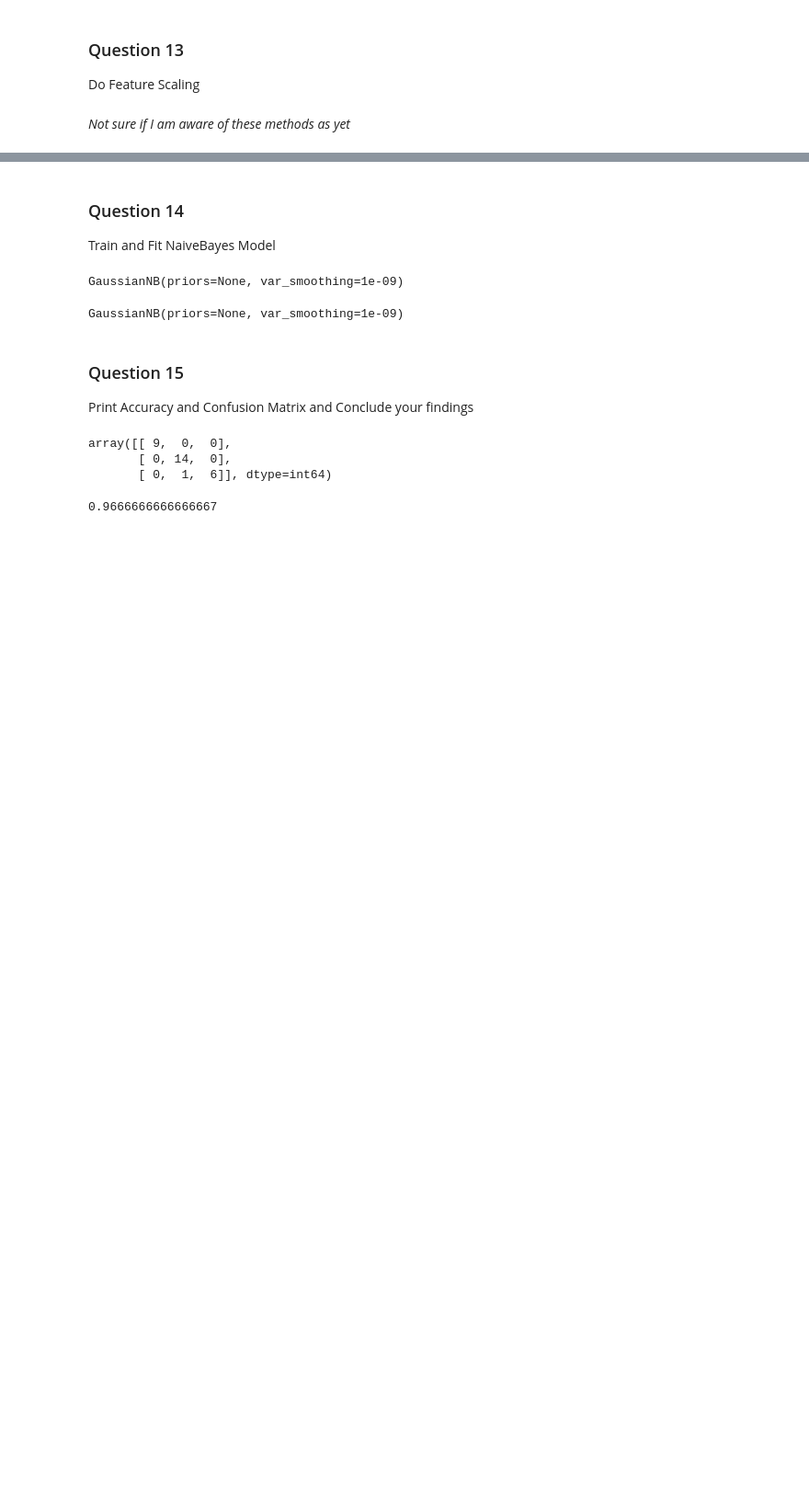
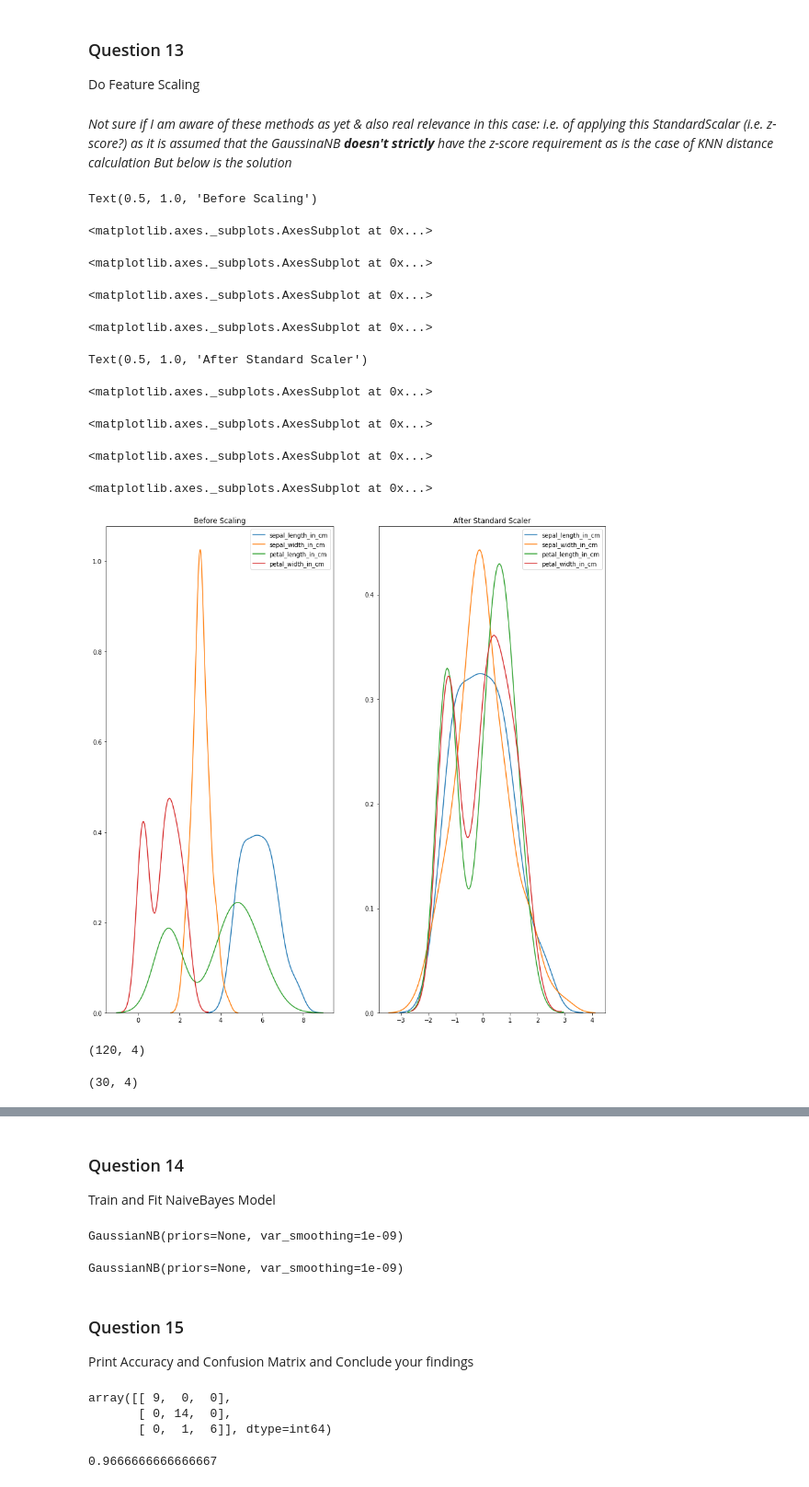
Before and after one commit to GreatLearningAIML1/bangalore-feb-batch-ojhajayant, a Jupyter notebook: R3_External_Lab_kNN_Naive_Bayes.ipynb, the cells around one changed output, grey strips where cells are left out. Shown: that part at 92% size. Cells and saved outputs as stored; diff of their text form; code cells hidden in the pictures; blank space fills up the shorter version.

Commit message:
Add files via upload
Updates with StandardScalar method

```diff
--- a/R3_External_Lab_kNN_Naive_Bayes.ipynb
+++ b/R3_External_Lab_kNN_Naive_Bayes.ipynb
@@ -535,5 +563,31 @@ X_test.shape
 Do Feature Scaling
 # %%
 # Use StandardScaler or similar methods
-# %% [markdown]
-*Not sure if I am aware of these methods as yet*
+# %% [markdown]
+*Not sure if I am aware of these methods as yet & also real relevance in this case: i.e. of applying this StandardScalar (i.e. z-score?) as it is assumed that the GaussinaNB **doesn't strictly** have the z-score requirement as is the case of KNN distance calculation*
+*But below is the solution*
+# %%
+from sklearn import preprocessing
+scaler = preprocessing.StandardScaler()
+scaled_X = scaler.fit_transform(X)
+scaled_X = pd.DataFrame(scaled_X, columns=column_names)
+fig, (ax1, ax2) = plt.subplots(ncols=2, figsize=(15, 15))
+ax1.set_title('Before Scaling')
+for i in column_names:
+    sns.kdeplot(X[i], ax=ax1)
+ax2.set_title('After Standard Scaler')
+for i in column_names:
+    sns.kdeplot(scaled_X[i], ax=ax2)
+plt.show()
+# %% [output]
+Text(0.5, 1.0, 'Before Scaling')
+<matplotlib.axes._subplots.AxesSubplot at 0x...>
+<matplotlib.axes._subplots.AxesSubplot at 0x...>
+<matplotlib.axes._subplots.AxesSubplot at 0x...>
+<matplotlib.axes._subplots.AxesSubplot at 0x...>
+Text(0.5, 1.0, 'After Standard Scaler')
+<matplotlib.axes._subplots.AxesSubplot at 0x...>
+<matplotlib.axes._subplots.AxesSubplot at 0x...>
+<matplotlib.axes._subplots.AxesSubplot at 0x...>
+<matplotlib.axes._subplots.AxesSubplot at 0x...>
+[figure, added]
@@ -539,0 +599,6 @@ Do Feature Scaling
+# %%
+X_train.shape
+X_test.shape
+# %% [output]
+(120, 4)
+(30, 4)
```
Also changed, not shown: parts of 7 cells of this notebook.
